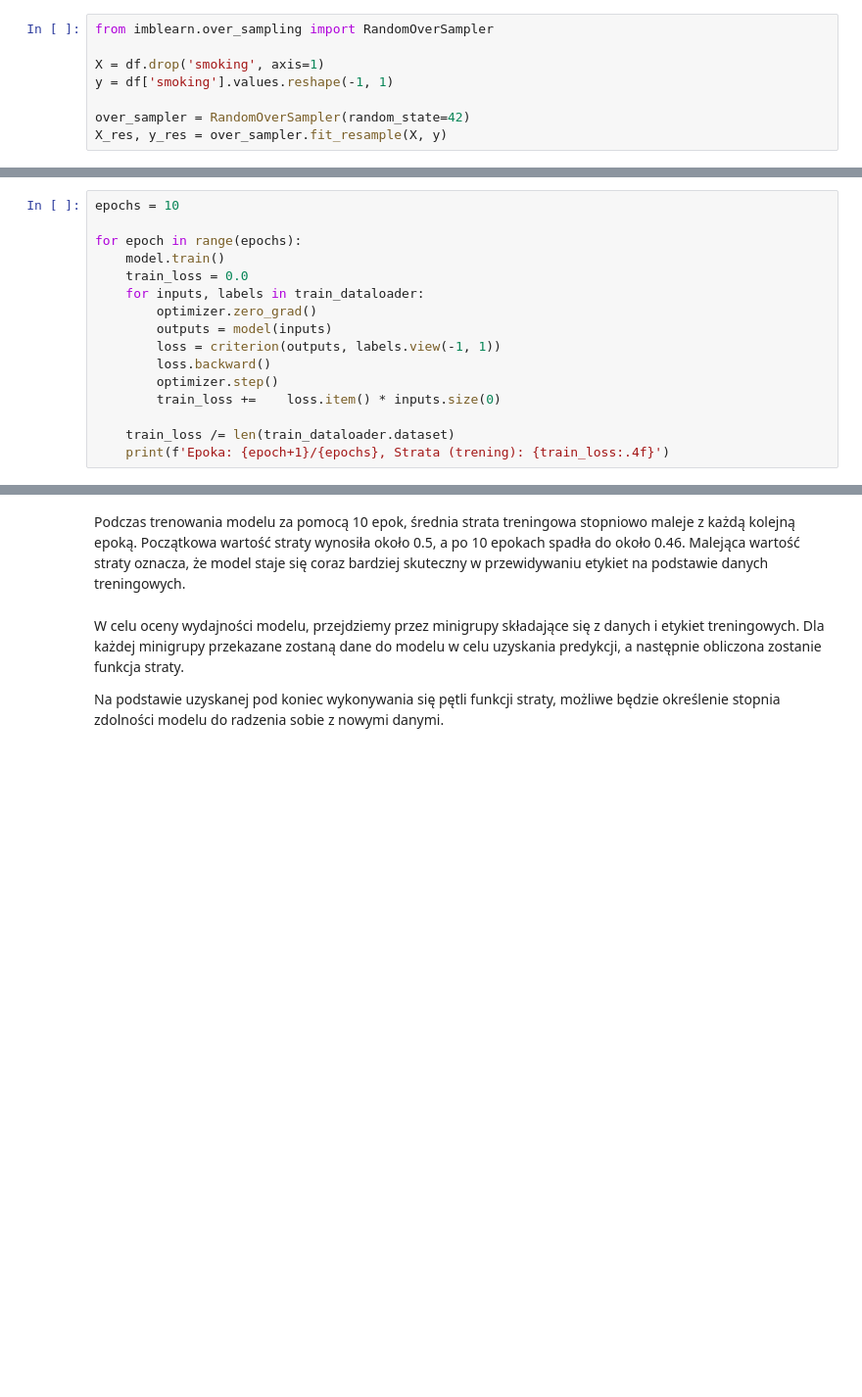
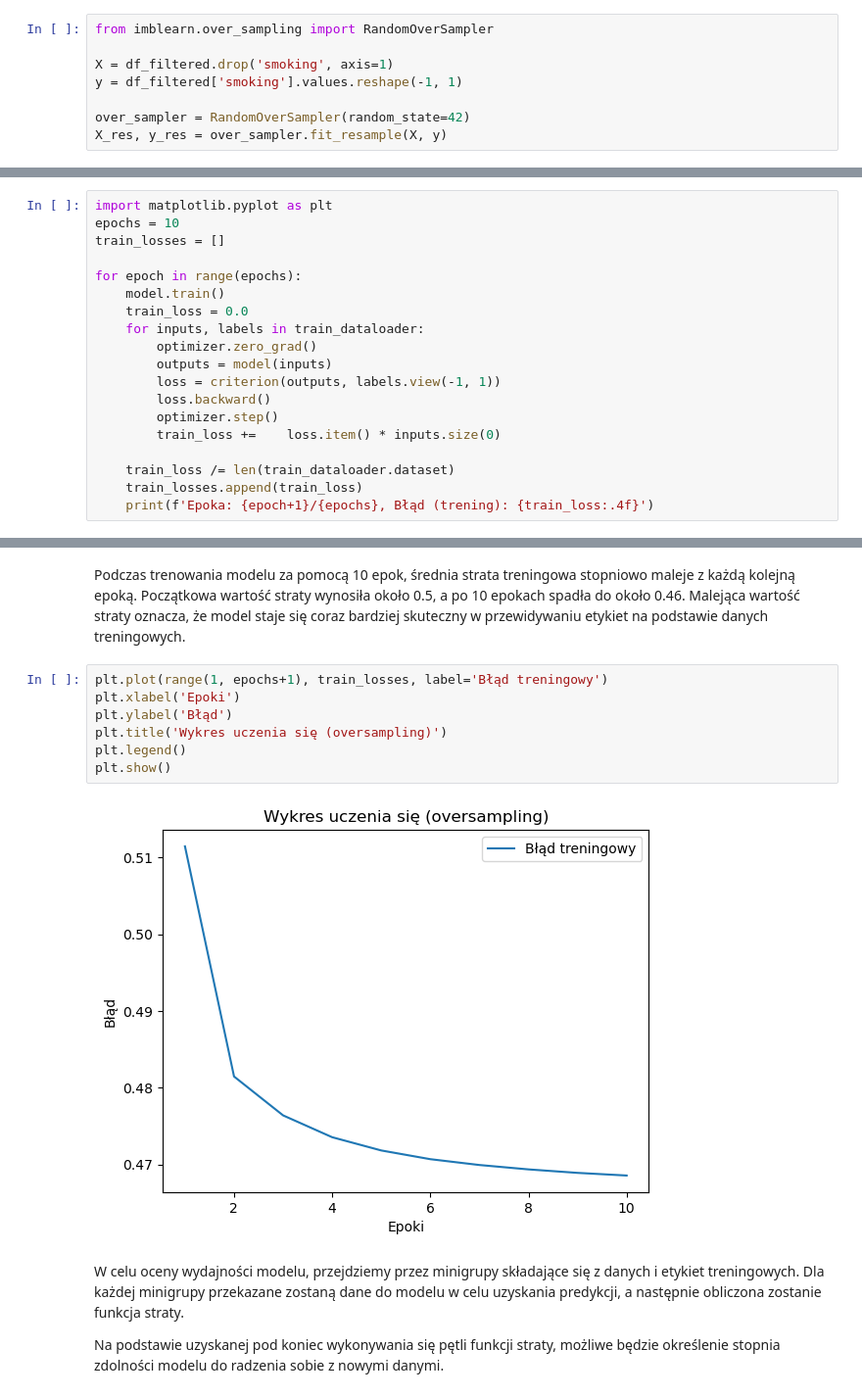
Before and after one commit to GWeronika/MachineLearningProjectSI, a Jupyter notebook: SI_project_smoking.ipynb, the cells around one changed output, grey strips where cells are left out. Shown at 98% size. Cells and saved outputs as stored; diff of their text form; blank space fills up the shorter version.

```diff
--- a/SI_project_smoking.ipynb
+++ b/SI_project_smoking.ipynb
@@ -221,8 +221,8 @@ Aby zrównoważyć obie te grupy użyta zostanie metoda $RandomOverSampler$ z bi
 # %%
 from imblearn.over_sampling import RandomOverSampler
 
-X = df.drop('smoking', axis=1)
-y = df['smoking'].values.reshape(-1, 1)
+X = df_filtered.drop('smoking', axis=1)
+y = df_filtered['smoking'].values.reshape(-1, 1)
 
 over_sampler = RandomOverSampler(random_state=42)
 X_res, y_res = over_sampler.fit_resample(X, y)
@@ -386,7 +386,9 @@ W trakcie treningu modelu sieci neuronowej, przeprowadzonych zostanie 10 epok. K
 
 Każda minigrupa jest przekazywana do modelu, a następnie obliczona jest wartość funkcji straty między wartościami rzeczywistymi i przewidywanymi. Wykonywana jest także wsteczna propagacja, która służy obliczeniu gradientów funkcji straty.
 # %%
+import matplotlib.pyplot as plt
 epochs = 10
+train_losses = []
 
 for epoch in range(epochs):
     model.train()
@@ -400,5 +402,6 @@ for epoch in range(epochs):
         train_loss +=    loss.item() * inputs.size(0)
 
     train_loss /= len(train_dataloader.dataset)
-    print(f'Epoka: {epoch+1}/{epochs}, Strata (trening): {train_loss:.4f}')
+    train_losses.append(train_loss)
+    print(f'Epoka: {epoch+1}/{epochs}, Błąd (trening): {train_loss:.4f}')
 # %% [output]
@@ -415,5 +418,14 @@ Epoka: 10/10, Strata (trening): 0.4660
 # %% [markdown]
 Podczas trenowania modelu za pomocą 10 epok, średnia strata treningowa stopniowo maleje z każdą kolejną epoką. Początkowa wartość straty wynosiła około 0.5, a po 10 epokach spadła do około 0.46. Malejąca wartość straty oznacza, że model staje się coraz bardziej skuteczny w przewidywaniu etykiet na podstawie danych treningowych.
+# %%
+plt.plot(range(1, epochs+1), train_losses, label='Błąd treningowy')
+plt.xlabel('Epoki')
+plt.ylabel('Błąd')
+plt.title('Wykres uczenia się (oversampling)')
+plt.legend()
+plt.show()
+# %% [output]
+[figure, added]
 # %% [markdown]
 W celu oceny wydajności modelu, przejdziemy przez minigrupy składające się z danych i etykiet treningowych. Dla każdej minigrupy przekazane zostaną dane do modelu w celu uzyskania predykcji, a następnie obliczona zostanie funkcja straty.
 
```
Also changed, not shown: parts of 34 cells of this notebook.
